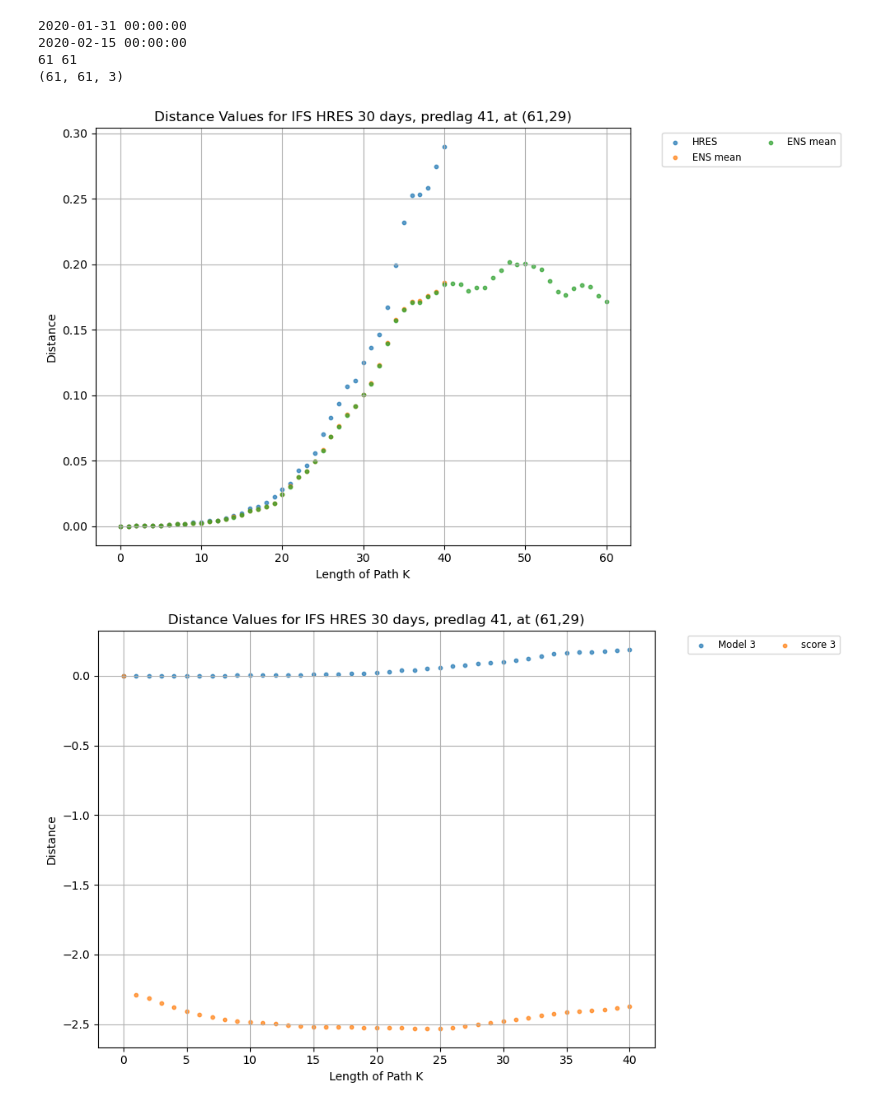
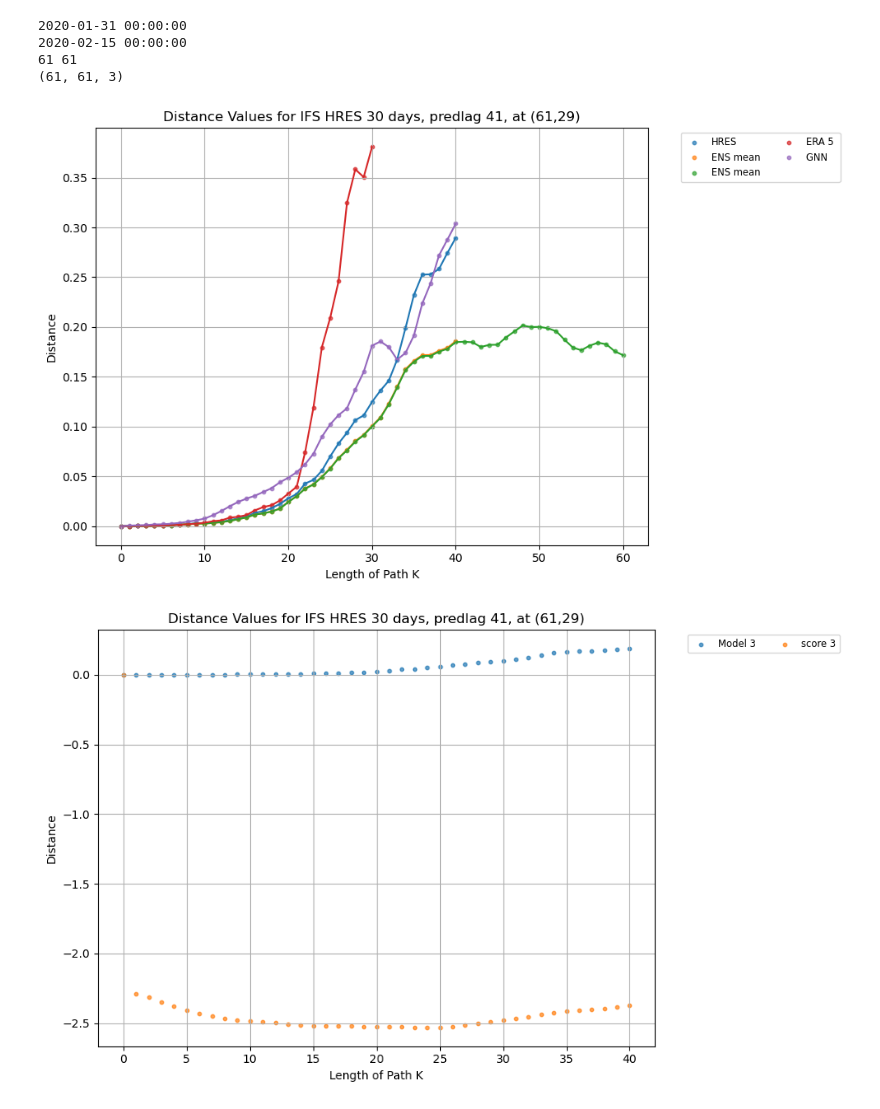
Before and after one commit to archerdodson/WeatherBench2-Implementation, a Jupyter notebook: Term2/Term2Cleanup.ipynb, the cells around one changed output. Cells and saved outputs as stored; diff of their text form; code cells hidden in the pictures.

```diff
--- a/Term2/Term2Cleanup.ipynb
+++ b/Term2/Term2Cleanup.ipynb
@@ -449,6 +445,10 @@ newpk3, newdistance3,score3 = workflow(observations, forecast2, days = 30, lag =
 2020-02-15 00:00:00
 61 61
 (61, 61, 3)
+# %%
+newpk4, newdistance4,score4 = workflow(observations, forecast4, days = 30, lag = 31, long = 61, lat = 29)
+# %%
+newpk5, newdistance5,score5 = workflow(observations, forecast5, days = 30, lag = 41, long = 61, lat = 29)
 # %%
 plt.figure(figsize=(10, 6))
 
@@ -458,35 +458,54 @@ plt.scatter(
         newdistance1[:],     # Model predictions (y-axis)
         label=f'HRES',
         alpha=0.7,                # Adjust transparency
-        s=10)                # Size of the dots
+        s=10)
+plt.plot(np.arange(newdistance1.shape[0]), newdistance1[:], alpha=1)                # Size of the dots
 
 plt.scatter(
         np.arange(newdistance2.shape[0]),  # Time steps (x-axis)
         newdistance2[:],     # Model predictions (y-axis)
         label=f'ENS mean',
         alpha=0.7,                # Adjust transparency
         s=10)
+plt.plot(np.arange(newdistance2.shape[0]), newdistance2[:], alpha=1)
 
 plt.scatter(
         np.arange(newdistance3.shape[0]),  # Time steps (x-axis)
         newdistance3[:],     # Model predictions (y-axis)
         label=f'ENS mean',
         alpha=0.7,                # Adjust transparency
         s=10)
+plt.plot(np.arange(newdistance3.shape[0]), newdistance3[:], alpha=1)
+
+plt.scatter(
+        np.arange(newdistance4.shape[0]),  # Time steps (x-axis)
+        newdistance4[:],     # Model predictions (y-axis)
+        label=f'ERA 5 ',
+        alpha=0.7,                # Adjust transparency
+        s=10)
+plt.plot(np.arange(newdistance4.shape[0]), newdistance4[:], alpha=1)
+
+plt.scatter(
+        np.arange(newdistance5.shape[0]),  # Time steps (x-axis)
+        newdistance5[:],     # Model predictions (y-axis)
+        label=f'GNN ',
+        alpha=0.7,                # Adjust transparency
+        s=10)
+plt.plot(np.arange(newdistance5.shape[0]), newdistance5[:], alpha=1)
 
 
 # Customize the plot
 plt.title('Distance Values for IFS HRES 30 days, predlag 41, at (61,29)')
 plt.xlabel('Length of Path K')
 plt.ylabel('Distance')
 plt.grid(True)
 plt.legend(bbox_to_anchor=(1.05, 1), loc='upper left', fontsize='small', ncol=2)  # Add a legend if desired
 plt.tight_layout()
 
 # Show the plot
 plt.show()
 # %% [output]
-[figure, old version]
+[figure, new version]
 # %%
 plt.figure(figsize=(10, 6))
 
```
Also changed, not shown: parts of 4 cells of this notebook.
